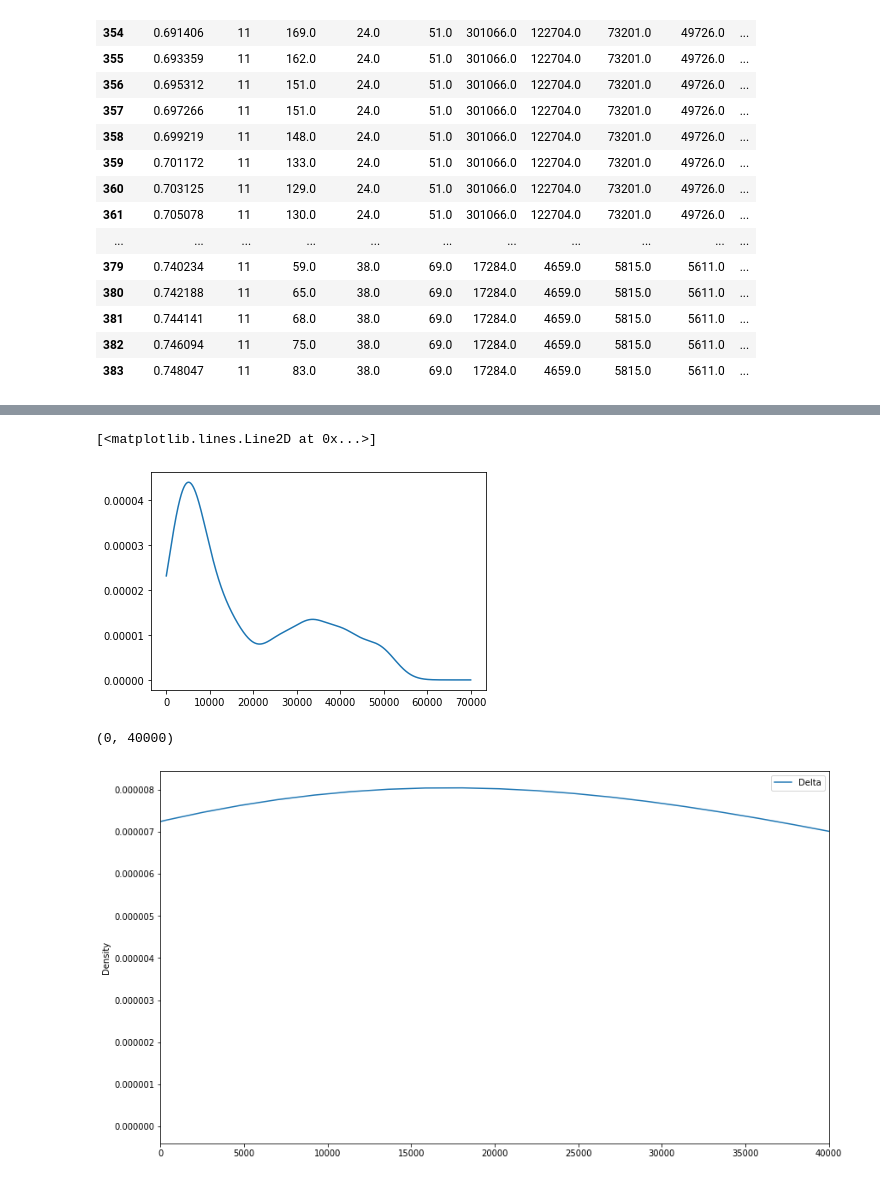
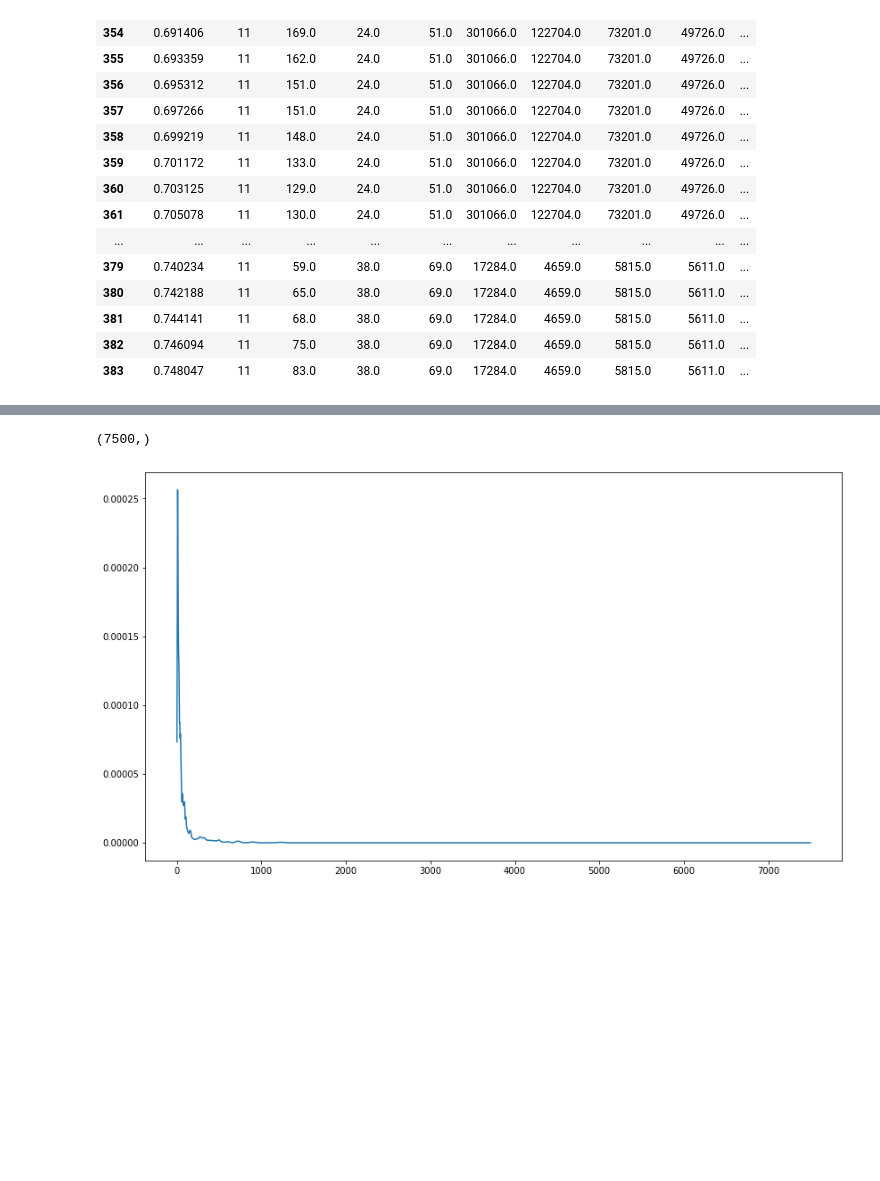
Before and after one commit to c1rowe/cogs189final, a Jupyter notebook: data_exploration.ipynb, the cells around one changed output, grey strips where cells are left out. Saved outputs shown, nothing was run; the diff lists cells and outputs as text; code cells hidden in the pictures; blank space fills up the shorter version.

Commit message:
Update data_exploration.ipynb
progress towards building composite density

```diff
--- a/data_exploration.ipynb
+++ b/data_exploration.ipynb
@@ -157,9 +157,2 @@ plt.show()
 # %%
 density = stats.gaussian_kde(df.iloc[0:(512*30),6], bw_method='scott')
-# %%
-master_list = []
-
-for i in range(6,13):
-    print(i)
-    density = stats.gaussian_kde(df.iloc[0:(512*30),i], bw_method='scott')
-    mastdensity.pdf(range(75000))
@@ -173,0 +159,15 @@ for i in range(6,13):
+# %%
+# matrix to contain all densities
+# let rows == wave type, columns == pdf generated density Y at X amplitude (for given wave)
+density_matrix = np.empty([7,int(750000/100)])
+
+# iterate across all wave types and stack each wave type density as rows in density_matrix
+# wave type density is a 75,000 value list. each value represents the density of waves at [index] frequency
+for i in range(6,13):
+    print(i)
+    # potential optimization: clear repeating values in original df
+    density = stats.gaussian_kde(df.iloc[0:(512*30),i], bw_method='scott')
+    density_matrix[i-6] = list(density.pdf(range(0,750000,100)))     # potential optimization: increase step width
+
+# now find the total average densities for all wave types, column wise (end with 1x75000 vector) that reprents overall behavior
+overall_matrix = np.mean(density_matrix, axis=0)
@@ -173,0 +182,11 @@ for i in range(6,13):
+# %%
+overall_matrix.shape
+# %% [output]
+(7500,)
+# %%
+# must create accurate x-axis vector
+plt.figure(figsize=(14,8))
+plt.plot(overall_matrix)
+plt.show()
+# %% [output]
+[figure, added]
@@ -174,12 +203,3 @@ for i in range(6,13):
 # %%
 density_list = density.pdf(range(70000))
 plt.plot(density_list)
-# %% [output]
-[<matplotlib.lines.Line2D at 0x...>]
-[figure, removed]
-# %%
-densities = df.iloc[0:(512*30),5:6].plot.kde(figsize=(14,8))
-plt.xlim(0,40000)
-# %% [output]
-(0, 40000)
-[figure, removed]
```
Also changed, not shown: parts of 14 cells of this notebook.
